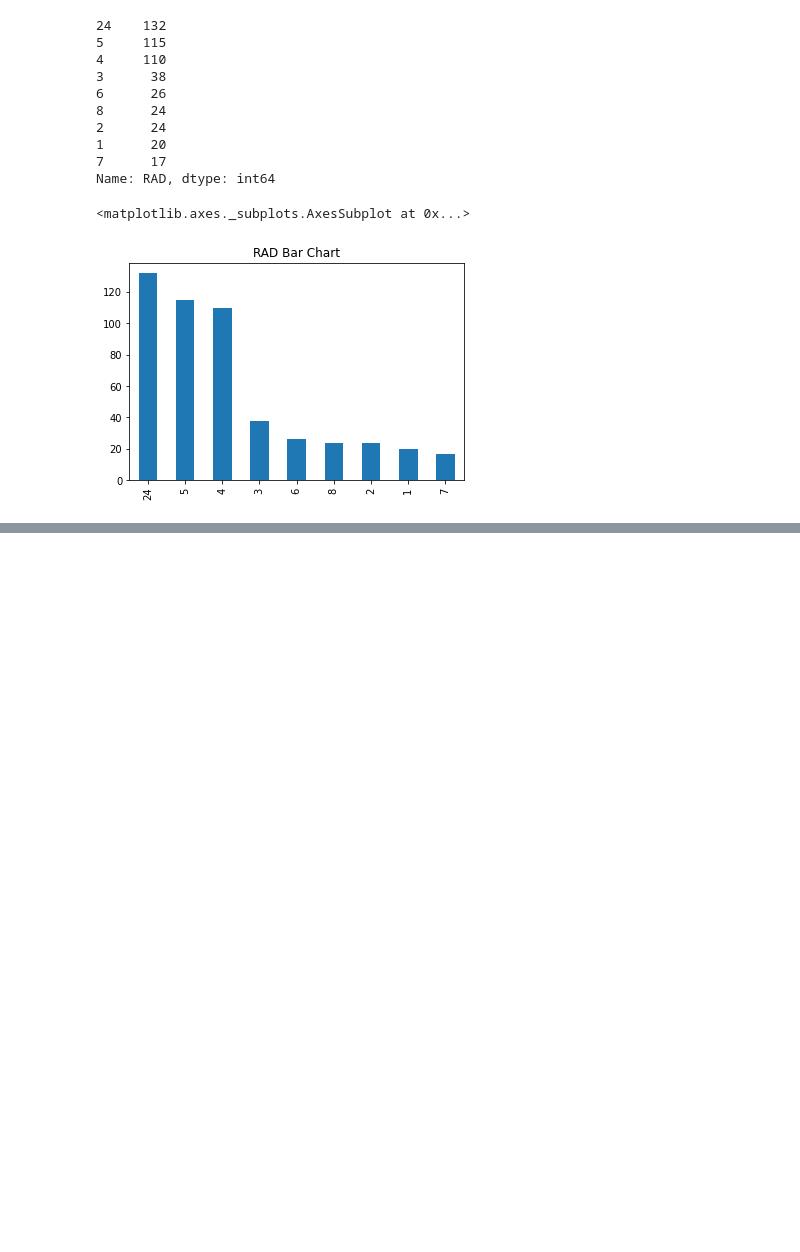
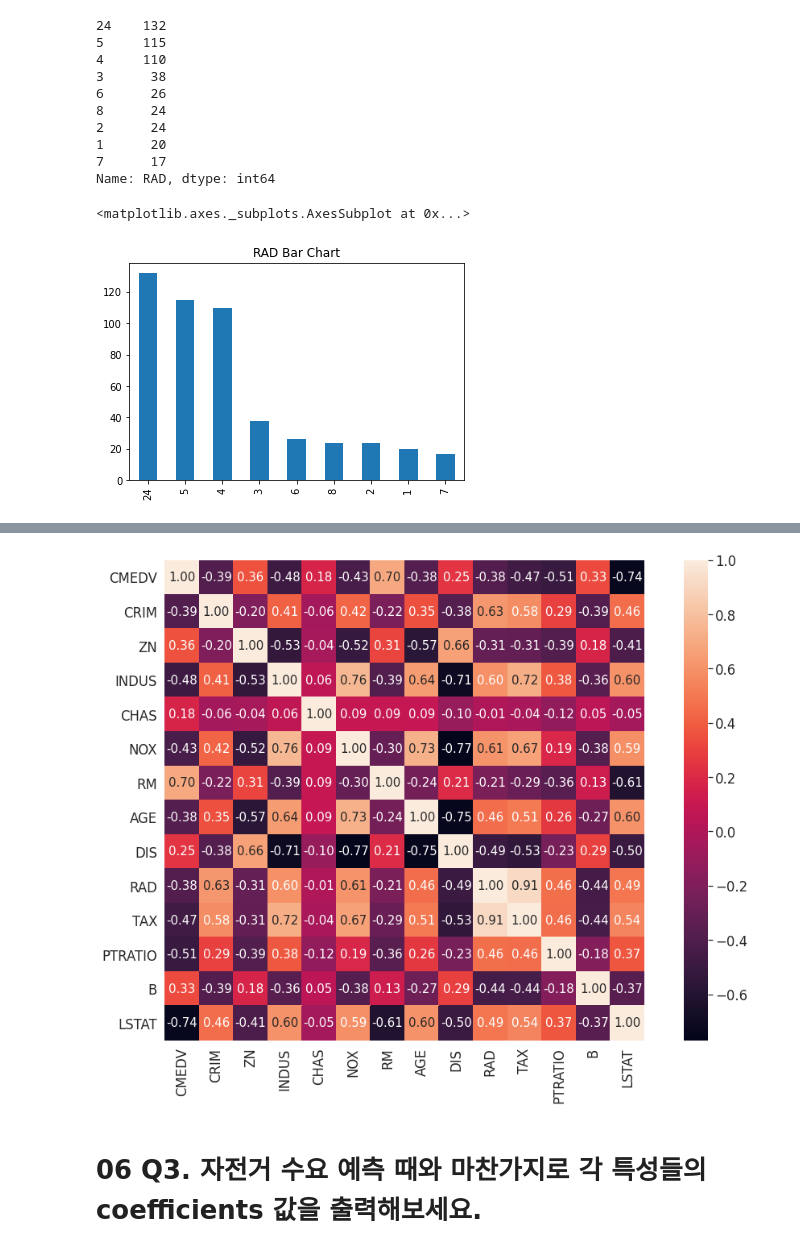
Before and after one commit to sangkonpark/1day-1commit, a Jupyter notebook: Sparta_ColdingClub_3강_보스턴_주택_가격_예측_답안_박상곤.ipynb, the cells around one changed output, grey strips where cells are left out. Drawn from its saved outputs; the diff is of its cells as text; code cells hidden in the pictures; blank space fills up the shorter version.

```diff
--- a/Sparta_ColdingClub_3강_보스턴_주택_가격_예측_답안_박상곤.ipynb
+++ b/Sparta_ColdingClub_3강_보스턴_주택_가격_예측_답안_박상곤.ipynb
@@ -185,0 +200,5 @@ import seaborn as sns
+# %%
+columns = ['CMEDV', 'CRIM', 'ZN', 'INDUS', 'CHAS', 'NOX', 'RM', 'AGE', 'DIS', 'RAD', 'TAX', 'PTRATIO', 'B', 'LSTAT']
+
+corr = boston_df[columns].corr(method='pearson')
+corr
@@ -185,0 +221,23 @@ import seaborn as sns
+# %%
+#우선 fig를 통해서 차트의 크기를 조정
+fig = plt.figure(figsize=(14,10))
+ax = fig.gca()
+
+# 위에서 얻은 ax값을 ax의 인자값으로 넣는다. ax=ax
+sns.set(font_scale=1.5)
+hm = sns.heatmap(corr.values,
+                 cbar=True,
+                 annot=True,
+                 square=True,
+                 fmt='.2f',
+                 annot_kws={'size':15},
+                 yticklabels=columns,
+                 xticklabels=columns,
+                 ax=ax)
+
+plt.tight_layout()
+plt.show()
+# %% [output]
+[figure, added]
+# %% [markdown]
+# 06 Q3. 자전거 수요 예측 때와 마찬가지로 각 특성들의 coefficients 값을 출력해보세요.
```
Also changed, not shown: parts of 12 cells of this notebook.
